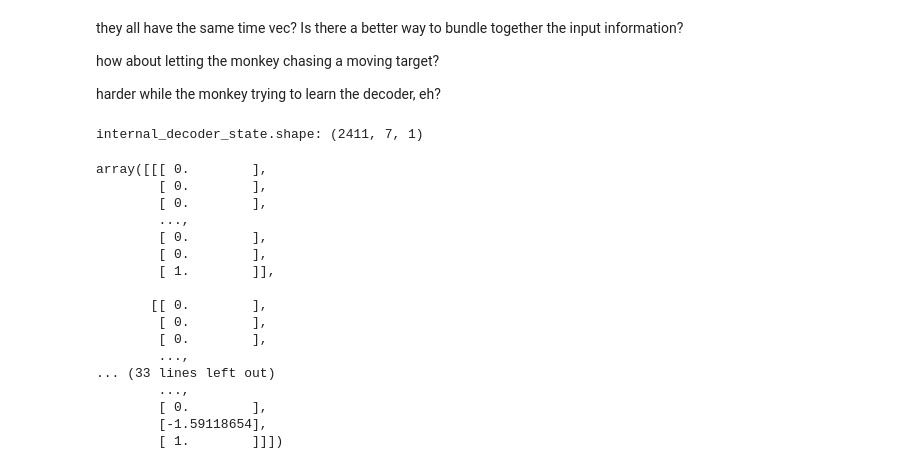
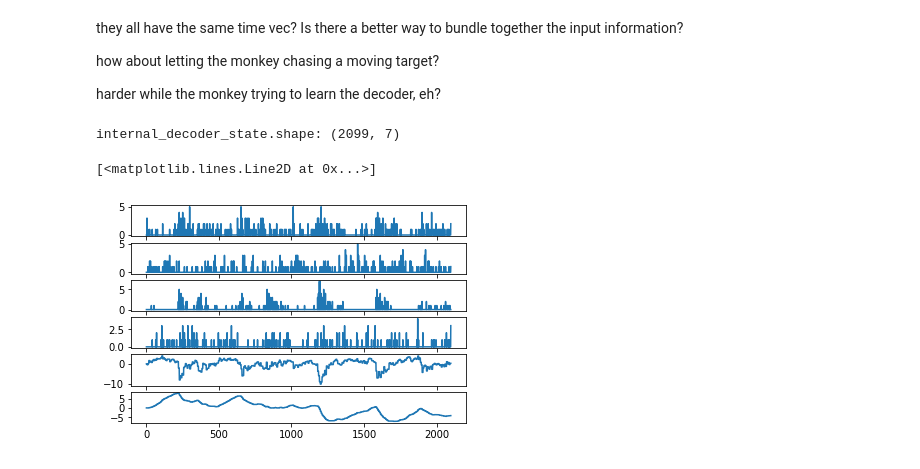
Before and after one commit to sijia66/brain-python-interface, a Jupyter notebook: analysis_shared/open_hdf_tables_jupyter.ipynb, the cells around one changed output. Cells and saved outputs as stored; diff of their text form; code cells hidden in the pictures.

```diff
--- a/analysis_shared/open_hdf_tables_jupyter.ipynb
+++ b/analysis_shared/open_hdf_tables_jupyter.ipynb
@@ -105,10 +108,12 @@ print(task_tables.description)
 # %% [output]
 Description([('cursor', '(3,)f8'), ('loop_time', '(1,)f8'), ('decoder_state', '(7, 1)f8'), ('internal_decoder_state', '(7, 1)f8'), ('target_state', '(7, 1)f8'), ('update_bmi', '(1,)f8'), ('spike_count ...
 # %%
-decoder_state = task_tables.col('decoder_state')
-internal_decoder_state = task_tables.col('internal_decoder_state')
-target_state = task_tables.col('target_state')
-spike_counts = task_tables.col('spike_counts')
+cursor = np.squeeze(task_tables.col('cursor'))
+decoder_state = np.squeeze(task_tables.col('decoder_state'))
+internal_decoder_state = np.squeeze(task_tables.col('internal_decoder_state'))
+
+target_state = np.squeeze(task_tables.col('target_state'))
+spike_counts = np.squeeze(task_tables.col('spike_counts'))
 
 print(f'decoder_state.shape: {decoder_state.shape}')
 # %% [output]
@@ -119,25 +142,30 @@ they all have the same time vec? Is there a better way to bundle together the in
 how about letting the monkey chasing a moving target?
 
 harder while the monkey trying to learn the decoder, eh?
-# %%
-print(f'internal_decoder_state.shape: {internal_decoder_state.shape}')
-internal_decoder_state
-# %% [output]
-internal_decoder_state.shape: (2411, 7, 1)
-array([[[ 0.        ],
-        [ 0.        ],
-        [ 0.        ],
-        ...,
-        [ 0.        ],
-        [ 0.        ],
-        [ 1.        ]],
-
-       [[ 0.        ],
-        [ 0.        ],
-        [ 0.        ],
-        ...,
-... (33 lines left out)
-        ...,
-        [ 0.        ],
-        [-1.59118654],
-        [ 1.        ]]])
+# %%
+print(f'internal_decoder_state.shape: {internal_decoder_state.shape}')
+
+plt.subplot(6,1,1)
+plt.plot(spike_counts[:,0])
+
+plt.subplot(6,1,2)
+plt.plot(spike_counts[:,1])
+
+plt.subplot(6,1,3)
+plt.plot(spike_counts[:,2])
+
+plt.subplot(6,1,4)
+plt.plot(spike_counts[:,3])
+
+
+plt.subplot(6,1,5)
+plt.plot(internal_decoder_state[:,3])
+
+plt.subplot(6,1,6)
+plt.plot(cursor[:,0])
+#plt.plot(internal_decoder_state[:,3])
+#plt.plot(cursor[:,2])
+# %% [output]
+internal_decoder_state.shape: (2099, 7)
+[<matplotlib.lines.Line2D at 0x...>]
+[figure, added]
```
Also changed, not shown: parts of 9 cells of this notebook.
